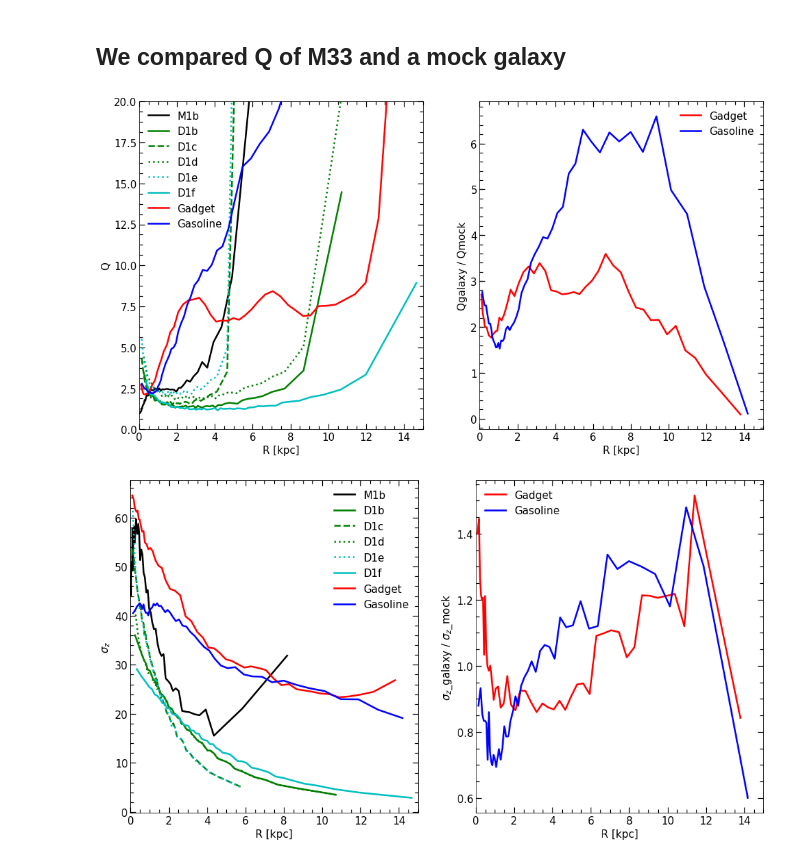
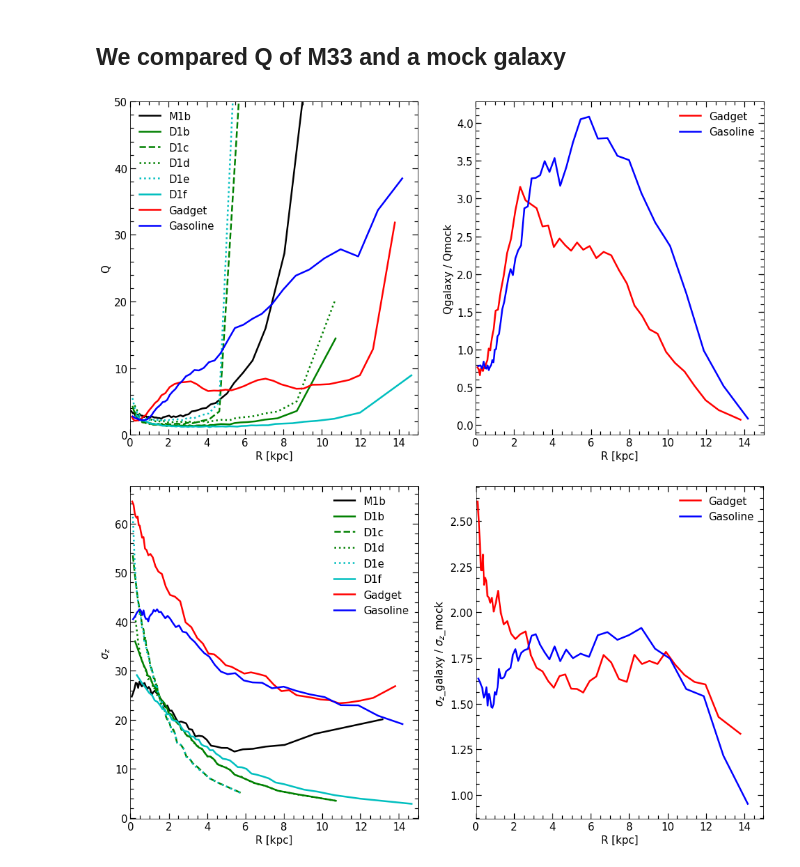
Before and after one commit to ornemarioni/Barras_GdGs, a Jupyter notebook: Barras_Gd/programs/Q_compared_test.ipynb, the cells around one changed output. Cells and saved outputs as stored; diff of their text form; code cells hidden in the pictures.

```diff
--- a/Barras_Gd/programs/Q_compared_test.ipynb
+++ b/Barras_Gd/programs/Q_compared_test.ipynb
@@ -4,7 +4,7 @@
 import numpy as np
 
 path = '/home/omarioni/Barras_GdGs/Barras_Gd/_data/Toomre/test/'
-data = np.loadtxt(path + 'Q_test_mockM1b_more.dat')
+data = np.loadtxt(path + 'Q_test_mockM1c.dat')
 MockM1b_rbin   = data[:,0]
 MockM1b_sigmaz = data[:,1]
 MockM1b_sigmaR = data[:,2]
@@ -140,35 +140,35 @@ ax[0].plot(Mockd1b_rbin,  Mockd1b_Q, '-', lw=2.5, color='g', label='D1b')
 ax[0].plot(Mockd1c_rbin, Mockd1c_Q,'--',lw=2.5, color='g', label='D1c')
 ax[0].plot(Mockd1d_rbin, Mockd1d_Q,':', lw=2.5, color='g', label='D1d')
 ax[0].plot(Mockd1e_rbin, Mockd1e_Q,':',lw=2.5, color='c', label='D1e')
 ax[0].plot(Mockd1f_rbin, Mockd1f_Q,'-', lw=2.5, color='c', label='D1f')
 # ax[0].plot(Mockd3f_rbin, Mockd3f_Q,'--',lw=2.5, color='c', label='D3f')
 # ax[0].plot(Mockd3g_rbin, Mockd3g_Q,':', lw=2.5, color='c', label='D3g')
 ax[0].plot(M33GD_rbin, M33GD_Q,    '-', lw=2.5, color='r', label= 'Gadget')
 ax[0].plot(M33GS_rbin, M33GS_Q,    '-', lw=2.5, color='b', label= 'Gasoline')
-ax[0].set_ylim(0,20)
+ax[0].set_ylim(0,50)
 ax[0].minorticks_on()
 ax[0].tick_params( labelsize=15)
 ax[0].tick_params('both', length=5, width=1.2,which='minor', direction='in', right=True,top=True)
 ax[0].tick_params('both', length=8, width=1.2,which='major', direction='in', right=True,top=True)
 ax[0].set_ylabel('Q',fontsize=15)
 ax[0].set_xlabel('R [kpc]',fontsize=15)
 ax[0].set_xlim(0,15)
 ax[0].legend(frameon=False, fontsize=15)
 
 ax[1].plot(M33GD_rbin, M33GD_Q/MockM1b_Q,'-', lw=2.5, color='r', label= 'Gadget')
 ax[1].plot(M33GS_rbin, M33GS_Q/MockM1b_Q,'-', lw=2.5, color='b', label= 'Gasoline')
 # ax[1].set_ylim(0,5)
 ax[1].minorticks_on()
 ax[1].tick_params( labelsize=15)
 ax[1].tick_params('both', length=5, width=1.2,which='minor', direction='in', right=True,top=True)
 ax[1].tick_params('both', length=8, width=1.2,which='major', direction='in', right=True,top=True)
 ax[1].set_ylabel('Qgalaxy / Qmock',fontsize=15)
 ax[1].set_xlabel('R [kpc]',fontsize=15)
 ax[1].set_xlim(0,15)
 ax[1].legend(frameon=False, fontsize=15)
 plt.show()
 # %% [output]
-[figure, old version]
+[figure, new version]
 # %%
 import matplotlib.pyplot as plt
 
@@ -210,7 +210,7 @@ ax[1].legend(frameon=False, fontsize=15)
 
 plt.show()
 # %% [output]
-[figure, old version]
+[figure, new version]
 # %%
 import matplotlib.pyplot as plt
 
```
Also changed, not shown: parts of 6 cells of this notebook, 4 other files.
